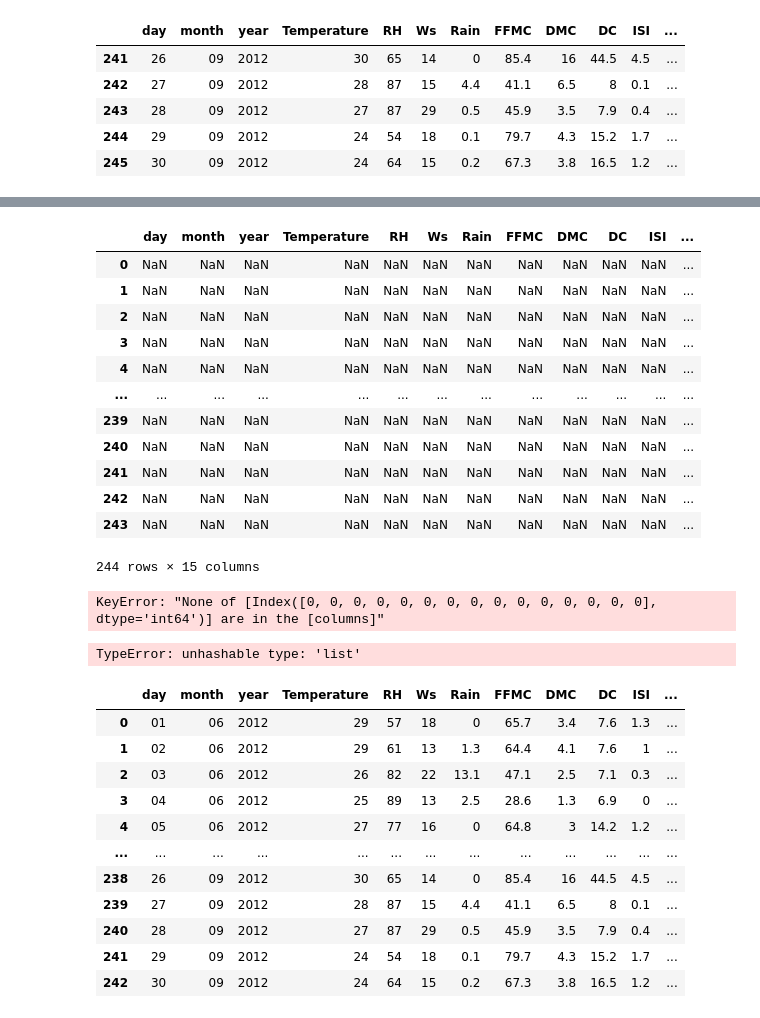
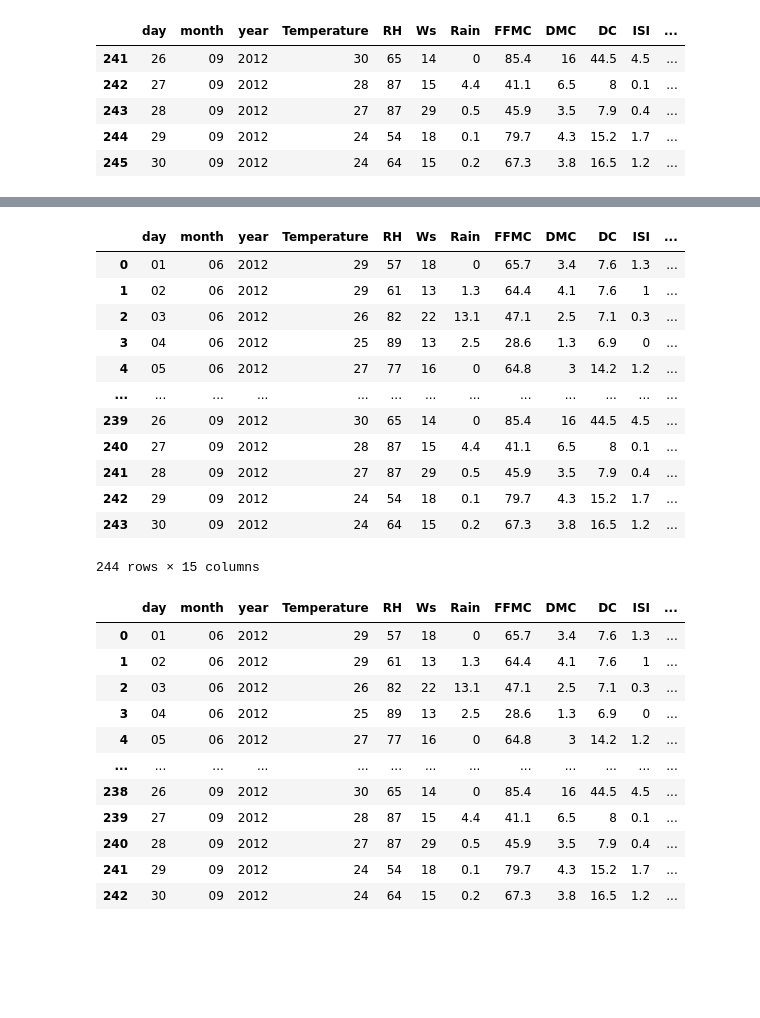
Before and after one commit to a-b-c-d-ritik/DataScience, a Jupyter notebook: 28.Ridge_LassoAnd_ElasticNetML/analysisfile1.ipynb, the cells around one changed output, grey strips where cells are left out. Cells and saved outputs as stored; diff of their text form; code cells hidden in the pictures; blank space fills up the shorter version.

```diff
--- a/28.Ridge_LassoAnd_ElasticNetML/analysis.ipynb
+++ b/28.Ridge_LassoAnd_ElasticNetML/analysisfile1.ipynb
@@ -147,2 +116,0 @@ memory usage: 29.0+ KB
-# %%
-dataset[['Region']]=dataset[['Region']].astype(int)
@@ -169,30 +117,21 @@ memory usage: 28.0+ KB
-# %%
-dataset[dataset.isnull()]
-# %% [output]
-|  | day | month | year | Temperature | RH | Ws | Rain | FFMC | DMC | DC | ISI | ... |
-| 0 | NaN | NaN | NaN | NaN | NaN | NaN | NaN | NaN | NaN | NaN | NaN | ... |
-| 1 | NaN | NaN | NaN | NaN | NaN | NaN | NaN | NaN | NaN | NaN | NaN | ... |
-| 2 | NaN | NaN | NaN | NaN | NaN | NaN | NaN | NaN | NaN | NaN | NaN | ... |
-| 3 | NaN | NaN | NaN | NaN | NaN | NaN | NaN | NaN | NaN | NaN | NaN | ... |
-| 4 | NaN | NaN | NaN | NaN | NaN | NaN | NaN | NaN | NaN | NaN | NaN | ... |
-| ... | ... | ... | ... | ... | ... | ... | ... | ... | ... | ... | ... | ... |
-| 239 | NaN | NaN | NaN | NaN | NaN | NaN | NaN | NaN | NaN | NaN | NaN | ... |
-| 240 | NaN | NaN | NaN | NaN | NaN | NaN | NaN | NaN | NaN | NaN | NaN | ... |
-| 241 | NaN | NaN | NaN | NaN | NaN | NaN | NaN | NaN | NaN | NaN | NaN | ... |
-| 242 | NaN | NaN | NaN | NaN | NaN | NaN | NaN | NaN | NaN | NaN | NaN | ... |
-| 243 | NaN | NaN | NaN | NaN | NaN | NaN | NaN | NaN | NaN | NaN | NaN | ... |
-244 rows × 15 columns
 # %%
 #Removing all null values
 dataset=dataset.dropna().reset_index(drop=True)
+dataset
+# %% [output]
+|  | day | month | year | Temperature | RH | Ws | Rain | FFMC | DMC | DC | ISI | ... |
+| 0 | 01 | 06 | 2012 | 29 | 57 | 18 | 0 | 65.7 | 3.4 | 7.6 | 1.3 | ... |
+| 1 | 02 | 06 | 2012 | 29 | 61 | 13 | 1.3 | 64.4 | 4.1 | 7.6 | 1 | ... |
+| 2 | 03 | 06 | 2012 | 26 | 82 | 22 | 13.1 | 47.1 | 2.5 | 7.1 | 0.3 | ... |
+| 3 | 04 | 06 | 2012 | 25 | 89 | 13 | 2.5 | 28.6 | 1.3 | 6.9 | 0 | ... |
+| 4 | 05 | 06 | 2012 | 27 | 77 | 16 | 0 | 64.8 | 3 | 14.2 | 1.2 | ... |
+| ... | ... | ... | ... | ... | ... | ... | ... | ... | ... | ... | ... | ... |
+| 239 | 26 | 09 | 2012 | 30 | 65 | 14 | 0 | 85.4 | 16 | 44.5 | 4.5 | ... |
+| 240 | 27 | 09 | 2012 | 28 | 87 | 15 | 4.4 | 41.1 | 6.5 | 8 | 0.1 | ... |
+| 241 | 28 | 09 | 2012 | 27 | 87 | 29 | 0.5 | 45.9 | 3.5 | 7.9 | 0.4 | ... |
+| 242 | 29 | 09 | 2012 | 24 | 54 | 18 | 0.1 | 79.7 | 4.3 | 15.2 | 1.7 | ... |
+| 243 | 30 | 09 | 2012 | 24 | 64 | 15 | 0.2 | 67.3 | 3.8 | 16.5 | 1.2 | ... |
+244 rows × 15 columns
-# %%
-dataset[dataset.isnull().sum()]
-# %% [output]
-KeyError: "None of [Index([0, 0, 0, 0, 0, 0, 0, 0, 0, 0, 0, 0, 0, 0, 0], dtype='int64')] are in the [columns]"
-# %%
-dataset.iloc([[122]])
-# %% [output]
-TypeError: unhashable type: 'list'
 # %%
 dataset.drop(122).reset_index(drop=True)
 # %% [output]
```
Also changed, not shown: parts of 14 cells of this notebook, 2 other files.
